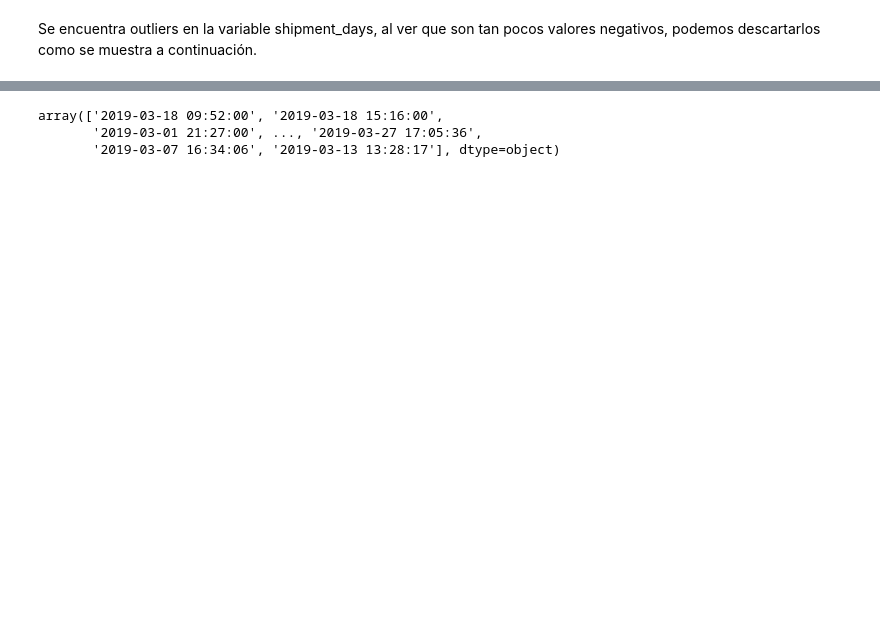
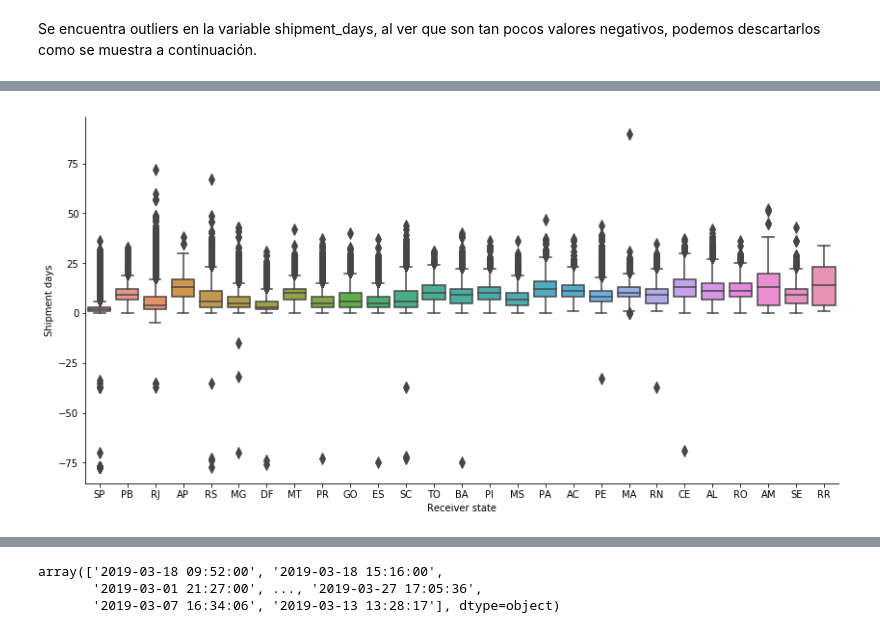
Before and after one commit to cnoeliachaves/diplodatos, a Jupyter notebook: 02_practico.ipynb, the cells around one changed output, grey strips where cells are left out. Drawn from its saved outputs; the diff is of its cells as text; code cells hidden in the pictures; blank space fills up the shorter version.

```diff
--- a/02_practico.ipynb
+++ b/02_practico.ipynb
@@ -164,11 +217,13 @@ data.count()
 # %%
 plt.figure(figsize=(14,7))
 seaborn.boxplot(data=dataset,
                 y='shipment_days', x='receiver_state',
                 fliersize=8)
-plt.xlabel('Shipment days')
-plt.ylabel('Receiver state')
+plt.ylabel('Shipment days')
+plt.xlabel('Receiver state')
 seaborn.despine()
+# %% [output]
+[figure, added]
 # %%
 plt.figure(figsize=(14,7))
 seaborn.boxplot(data=dataset,
```
Also changed, not shown: parts of 12 cells of this notebook.
